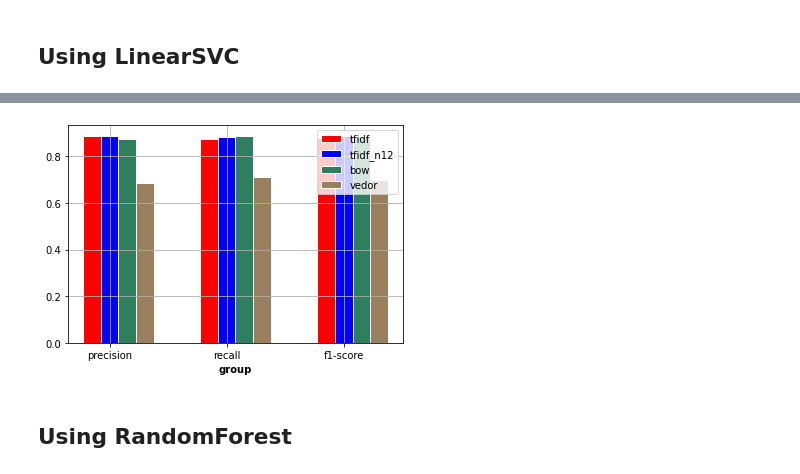
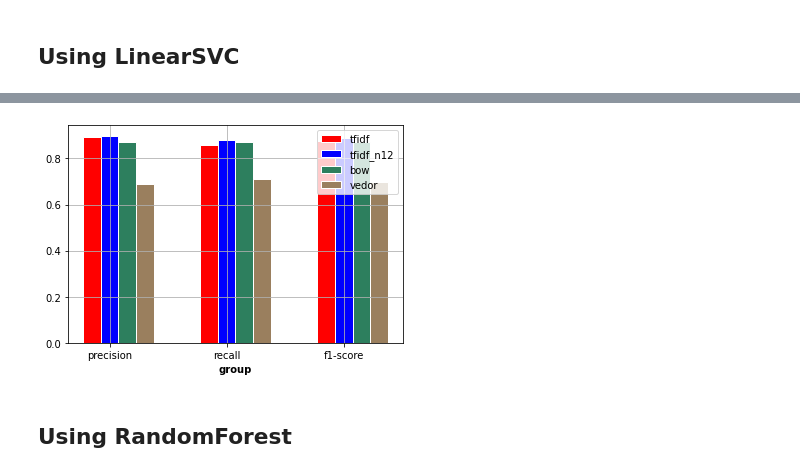
Before and after one commit to Omarmansour557/Suicide-Sentiment-analysis, a Jupyter notebook: TF-IDF_BOW_final.ipynb, the cells around one changed output, grey strips where cells are left out. Cells and saved outputs as stored; diff of their text form; code cells hidden in the pictures.

```diff
--- a/TF-IDF_BOW_final.ipynb
+++ b/TF-IDF_BOW_final.ipynb
@@ -169,10 +153,11 @@ def plot_results(data):
 
     barWidth = 0.15
     # set heights of bars
-    bars1 = [data[0][0],data[1][0], data[2][0]]
-    bars2 = [data[0][1], data[1][1], data[2][1]]
-    bars3 = [data[0][2], data[1][2], data[2][2]]
-    bars4 = [data[0][3], data[1][3], data[2][3]]
+
+    bars1 = [data[0][1],data[1][1], data[2][1]]
+    bars2 = [data[0][2], data[1][2], data[2][2]]
+    bars3 = [data[0][3], data[1][3], data[2][3]]
+    bars4 = [data[0][4], data[1][4], data[2][4]]
 
 
     # Set position of bar on X axis
@@ -202,27 +187,27 @@ def plot_results(data):
 # %%
 lsvc = LinearSVC(C=1000, penalty='l1', max_iter=500, dual=False)
 lsvc.fit(X_selection, y_train)
-y_predict = lsvc.predict(X_test_selection)
+y_predict_tfidf = lsvc.predict(X_test_selection)
 
-lsvc_n12.fit(X_selection_n12,y_train)
-y_predict_n12 = lsvc_n12.predict(X_test_selection_n12)
+lsvc.fit(X_selection_n12,y_train)
+y_predict_tfidf_n12 = lsvc.predict(X_test_selection_n12)
 
-lsvc_bow.fit(X_selection_bow,y_train)
-y_predict_bow = lsvc_bow.predict(X_test_selection_bow)
+lsvc.fit(X_selection_bow,y_train)
+y_predict_bow = lsvc.predict(X_test_selection_bow)
 
 lsvc.fit(X_vedor_train,y_train)
 y_predict_vedor = lsvc.predict(X_vedor_test)
 
 # print(metrics.classification_report(y_test, y_predict_1, target_names=['Suicide', 'Non-Suicide']))
-linear_svm_tfidf_results=metrics.precision_recall_fscore_support(y_test, y_predict)
-linear_svm_tfidf_n12_results=metrics.precision_recall_fscore_support(y_test, y_predict_n12)
+linear_svm_tfidf_results=metrics.precision_recall_fscore_support(y_test, y_predict_tfidf)
+linear_svm_tfidf_n12_results=metrics.precision_recall_fscore_support(y_test, y_predict_tfidf_n12)
 linear_svm_bow_results=metrics.precision_recall_fscore_support(y_test, y_predict_bow)
 vedor_svm_results=metrics.precision_recall_fscore_support(y_test, y_predict_vedor)
 # %%
-data1 = [[linear_svm_tfidf_results[0][0],linear_svm_tfidf_n12_results[0][0],linear_svm_bow_results[0][0],
+data1 = [['TF-IDF','TF-IDF 2-grams ','bag of words','vedor'],
+         ['precision',linear_svm_tfidf_results[0][0],linear_svm_tfidf_n12_results[0][0],linear_svm_bow_results[0][0],
           vedor_svm_results[0][0]],
-         [linear_svm_tfidf_results[1][0],linear_svm_tfidf_n12_results[1][0],linear_svm_bow_results[1][0],
+         ['recall',linear_svm_tfidf_results[1][0],linear_svm_tfidf_n12_results[1][0],linear_svm_bow_results[1][0],
           vedor_svm_results[1][0]],
-         [linear_svm_tfidf_results[2][0],linear_svm_tfidf_n12_results[2][0],linear_svm_bow_results[2][0],
+         ['F1-score',linear_svm_tfidf_results[2][0],linear_svm_tfidf_n12_results[2][0],linear_svm_bow_results[2][0],
           vedor_svm_results[2][0]]]
-data1
@@ -242,7 +226,7 @@ data1
 # %%
-plot_results(data1)
+plot_results(data1[1:])
 # %% [output]
-[figure, old version]
+[figure, new version]
 # %% [markdown]
 ## Using RandomForest
 # %%
```
Also changed, not shown: parts of 28 cells of this notebook.
